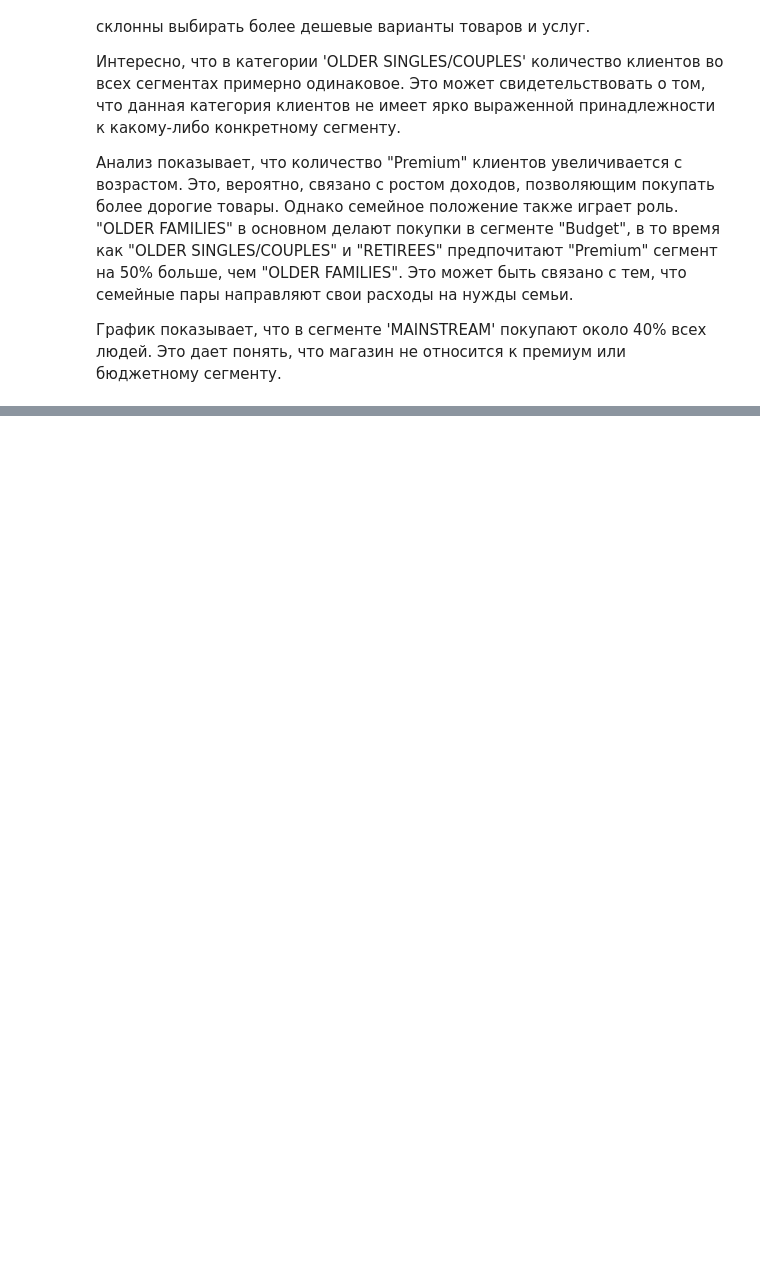
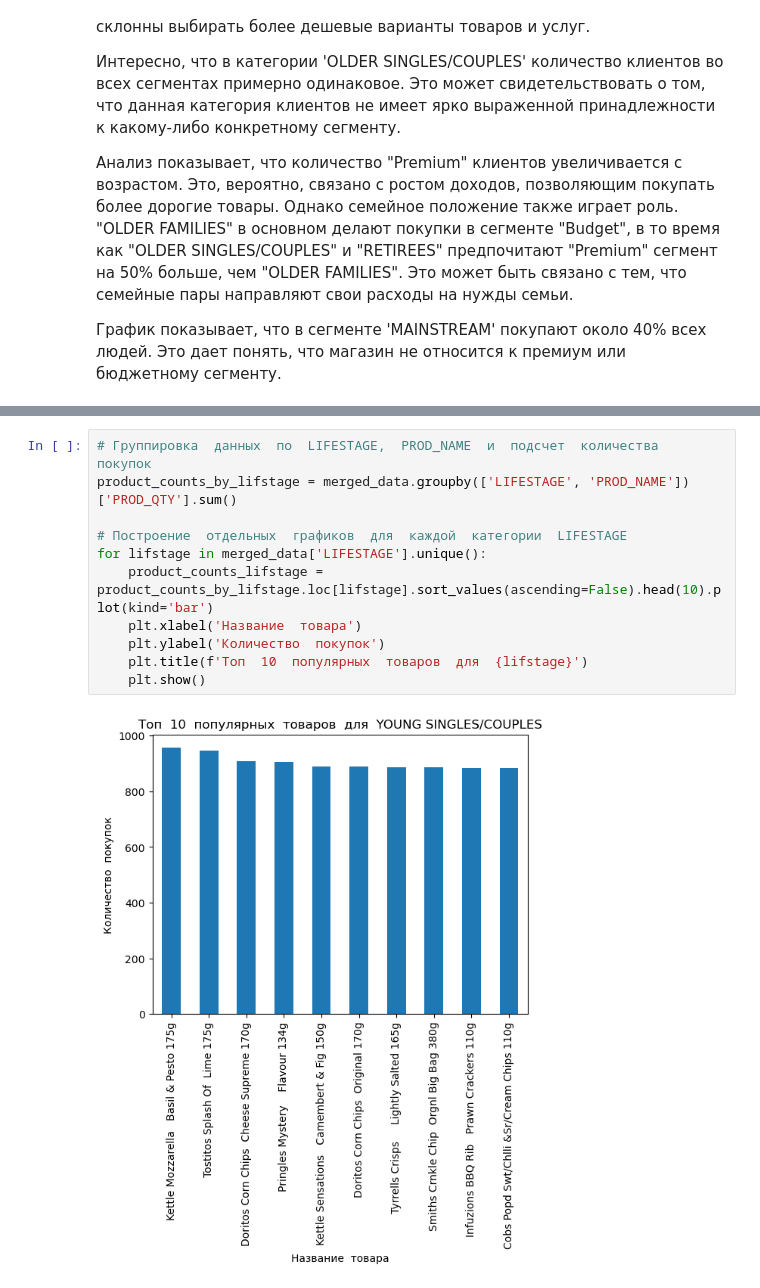
Before and after one commit to Hellionember/Pet-project2, a Jupyter notebook: main.ipynb, the cells around one changed output, grey strips where cells are left out. Drawn from its saved outputs; the diff is of its cells as text; blank space fills up the shorter version.

```diff
--- a/main.ipynb
+++ b/main.ipynb
@@ -58,0 +138,13 @@ plt.show()
+# %%
+# Группировка  данных  по  LIFESTAGE,  PROD_NAME  и  подсчет  количества  покупок
+product_counts_by_lifstage = merged_data.groupby(['LIFESTAGE', 'PROD_NAME'])['PROD_QTY'].sum()
+
+# Построение  отдельных  графиков  для  каждой  категории  LIFESTAGE
+for lifstage in merged_data['LIFESTAGE'].unique():
+    product_counts_lifstage = product_counts_by_lifstage.loc[lifstage].sort_values(ascending=False).head(10).plot(kind='bar')
+    plt.xlabel('Название  товара')
+    plt.ylabel('Количество  покупок')
+    plt.title(f'Топ  10  популярных  товаров  для  {lifstage}')
+    plt.show()
+# %% [output]
+[figure, added]
```
Also changed, not shown: parts of 9 cells of this notebook, 3 other files.
